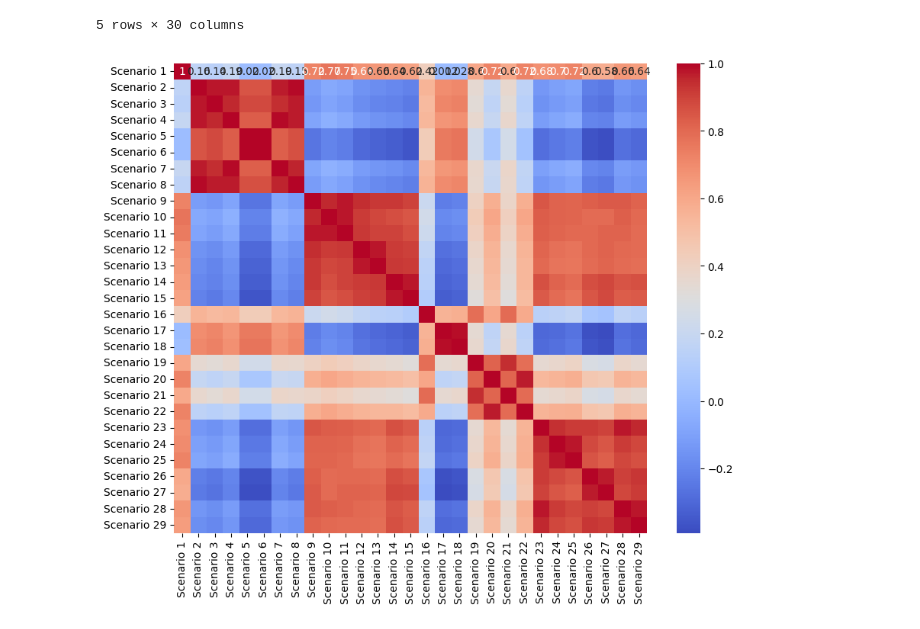
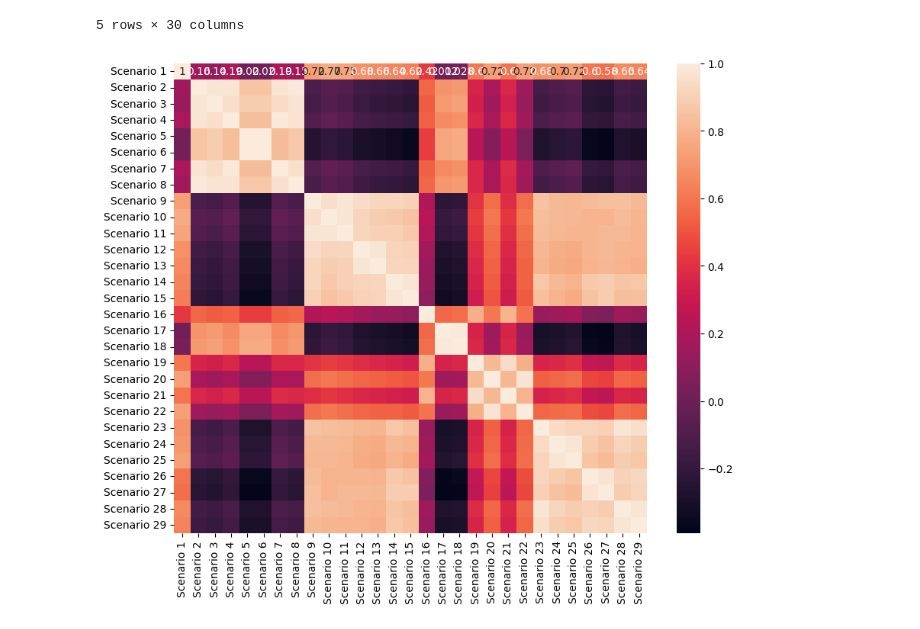
Before and after one commit to MateoBarrera/ResearchDev, a Jupyter notebook: AnalysisResult/data_explotation.ipynb, the cells around one changed output. Drawn from its saved outputs; the diff is of its cells as text; code cells hidden in the pictures.

```diff
--- a/AnalysisResult/data_explotation.ipynb
+++ b/AnalysisResult/data_explotation.ipynb
@@ -43,12 +43,12 @@ df_categorical.head()
 # %%
 df_dummy_categorical = df_categorical.copy()
 df_dummy_categorical.drop(columns=["Alternative"], inplace=True)
 # Create a heatmap using seaborn
 plt.figure(figsize=(10, 8))
-sns.heatmap(df_dummy_categorical.corr(method='kendall'), annot=True, cmap="coolwarm")
+sns.heatmap(df_dummy_categorical.corr(method='kendall'), annot=True)
 
 # Display the heatmap
 plt.show()
 # %% [output]
-[figure, old version]
+[figure, new version]
 # %%
```
Also changed, not shown: parts of 11 cells of this notebook.
